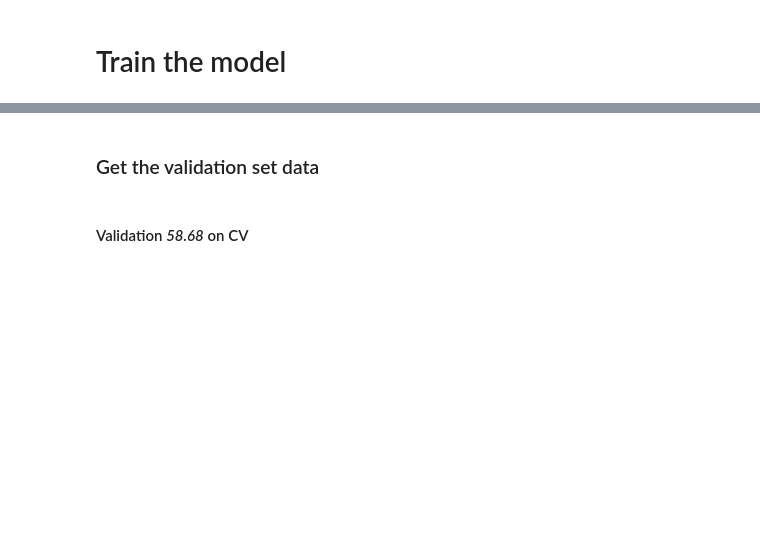
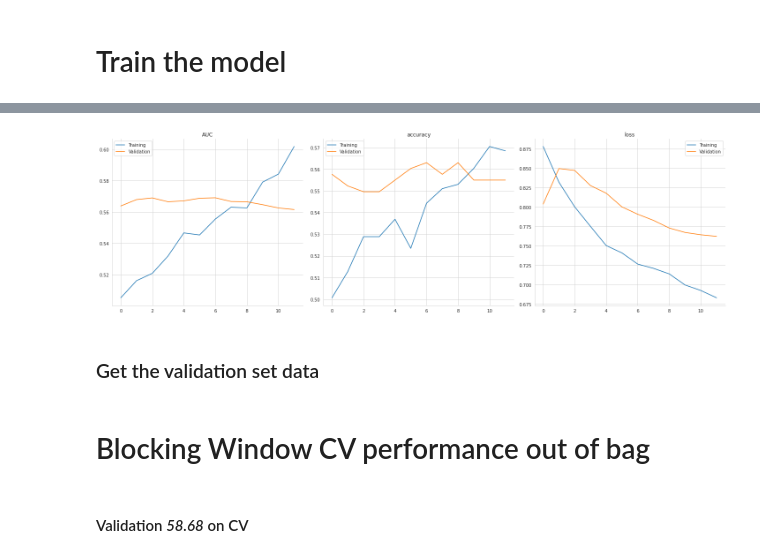
Before and after one commit to Davidpazn/DJIA-Direction-Prediction, a Jupyter notebook: notebooks/KerasTuner StackedLSTM.ipynb, the cells around one changed output, grey strips where cells are left out. Drawn from its saved outputs; the diff is of its cells as text; code cells hidden in the pictures; blank space fills up the shorter version.

```diff
--- a/notebooks/KerasTuner StackedLSTM.ipynb
+++ b/notebooks/KerasTuner StackedLSTM.ipynb
@@ -83,7 +83,7 @@ data.drop('fwd_returns', axis=1, inplace=True)
 # %% [markdown]
 Define the results path for our models.
 # %%
-results_path = Path('results', 'bayes_2lstm')
+results_path = Path('results', 'bayes_3lstm')
 if not results_path.exists():
     results_path.mkdir(parents=True)
 # %% [markdown]
@@ -410,7 +512,7 @@ model.save('results/bayes_lstm/bayes_5868.h5')
 # %% [markdown]
 # Train the model
 # %%
-model = keras.models.load_model('results/bayes_lstm/bayes_5868.h5')
+model = keras.models.load_model('results/bayes_lstm/sliding_bayes_3l_5438.h5')
 # %%
 train_test_data = data.loc[:'2016-03']  # contains all columns, when creating df, label goes to y
 # %%
@@ -420,7 +522,7 @@ lstm_split = stacked_LSTM(df=train_test_data, inputs=['topic', 'ind'])
 # %%
 X_train, X_test, y_train, y_test = lstm_split.build_lstm_dataset()
 # %%
-lstm_path = (results_path / 'bayes_5868_train.h5').as_posix()
+lstm_path = (results_path / 'sliding_bayes_3l_train.h5').as_posix()
 
 checkpointer = ModelCheckpoint(filepath=lstm_path,
                                verbose=1,
@@ -436,7 +538,7 @@ early_stopping = EarlyStopping(monitor='val_AUC',
 history = model.fit(X_train,
                     y_train,
                     epochs=100,
-                    batch_size=32,
+                    batch_size=8,
                     validation_data=(X_test, y_test),
                     callbacks=[early_stopping, checkpointer],
                     verbose=1)
@@ -461,0 +563,2 @@ Epoch 00006: val_AUC did not improve from 0.51281
+# %%
+loss_history = pd.DataFrame(history.history)
@@ -462,3 +578,16 @@ Epoch 00006: val_AUC did not improve from 0.51281
+# %%
+def which_metric(m):
+    return m.split('_')[-1]
+fig, axes = plt.subplots(ncols=3, figsize=(20,6))
+for i, (metric, hist) in enumerate(loss_history.groupby(which_metric, axis=1)):
+    hist.plot(ax=axes[i], title=metric)
+    axes[i].legend(['Training', 'Validation'])
+
+sns.despine()
+fig.tight_layout()
+fig.savefig(results_path / 'lstm_stacked_3l_bayes_5438', dpi=300);
+# %% [output]
+[figure, added]
 # %% [markdown]
 ### Get the validation set data
 # %%
@@ -473,6 +602,8 @@ X_val = [
            val_data.filter(like='ind')     # indicators from ts
 ]
 y_val = val_data.Label
+# %% [markdown]
+# Blocking Window CV performance out of bag
 # %% [markdown]
 #### Validation *58.68* on CV
 # %%
```
Also changed, not shown: parts of 22 cells of this notebook.
